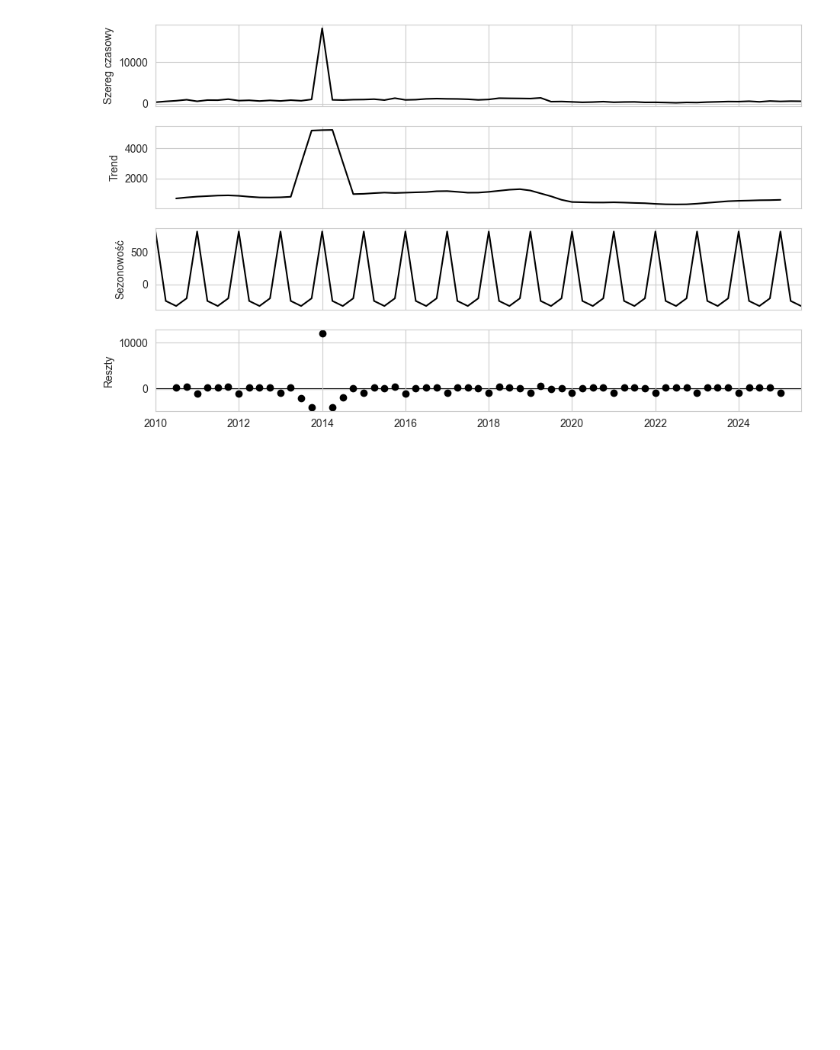
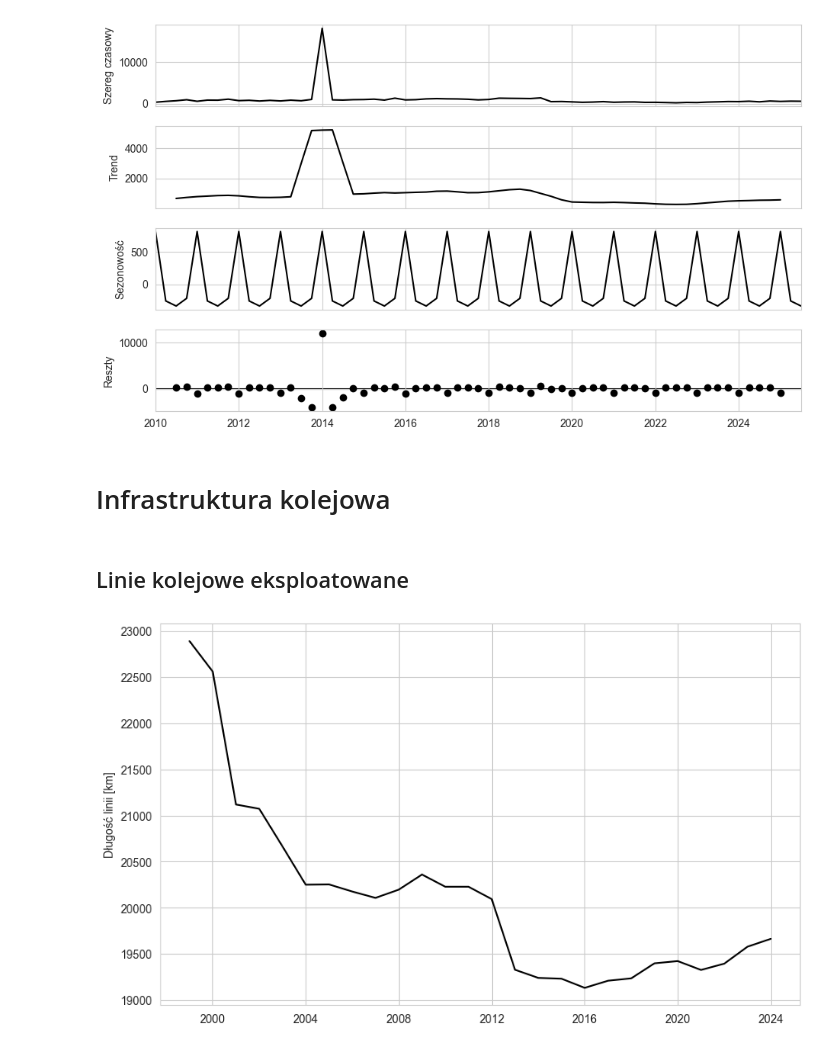
Before and after one commit to przem-pep/praca-magisterska, a Jupyter notebook: python/plotting.ipynb, the cells around one changed output. Saved outputs shown, nothing was run; the diff lists cells and outputs as text; code cells hidden in the pictures; blank space fills up the shorter version.

```diff
--- a/python/plotting.ipynb
+++ b/python/plotting.ipynb
@@ -76,6 +99,21 @@ quarterly_data["tk_pas_int_tran"] = monthly_data["tk_pas_prac_przew"].resample("
 quarterly_data["td_tow_lad_dyn"] = quarterly_data["td_tow_prac_przew"] / quarterly_data["td_tow_prac_eksp"]
 quarterly_data["td_tow_masa_jedn"] = quarterly_data["td_tow_masa"] / quarterly_data["td_tow_prac_eksp"]
 quarterly_data["td_tow_int_tran"] = quarterly_data["td_tow_prac_przew"] / quarterly_data["pkb"]
+
+yearly_data["ink_lin_dwu_el_udzial"] = yearly_data["ink_lin_dwu_el"] / yearly_data["ink_lin_eksp"] * 100
+yearly_data["ink_wyd_ut_udzial"] = yearly_data["ink_wyd_ut"] / (yearly_data["ink_wyd_ut"] + yearly_data["ink_wyd_inw"]) * 100
+yearly_data["ink_wyd_inw_udzial"] = yearly_data["ink_wyd_inw"] / (yearly_data["ink_wyd_ut"] + yearly_data["ink_wyd_inw"]) * 100
+yearly_data["ind_pub_bez_aut_de"] = yearly_data["ind_pub_bez_aut"] - yearly_data["ind_drog_ekspr"]
+yearly_data["ind_wyd_ut_udzial"] = yearly_data["ind_wyd_ut"] / (yearly_data["ind_wyd_ut"] + yearly_data["ind_wyd_inw"]) * 100
+yearly_data["ind_wyd_inw_udzial"] = yearly_data["ind_wyd_inw"] / (yearly_data["ind_wyd_ut"] + yearly_data["ind_wyd_inw"]) * 100
+
+yearly_data["env_emis_td_udzial"] = yearly_data["env_emis_td"] / yearly_data["env_emis_og"] * 100
+yearly_data["env_emis_tk_udzial"] = yearly_data["env_emis_tk"] / yearly_data["env_emis_og"] * 100
+yearly_data["env_emis_poz_udzial"] = (yearly_data["env_emis_og"] - yearly_data["env_emis_td"] - yearly_data["env_emis_tk"]) / yearly_data["env_emis_og"] * 100
+yearly_data["env_emis_tk_masa"] = yearly_data["env_emis_tk"] / monthly_data["tk_tow_masa"].resample("YS").sum()
+yearly_data["env_emis_tk_prac_przew"] = yearly_data["env_emis_tk"] / monthly_data["tk_tow_prac_przew"].resample("YS").sum()
+yearly_data["env_emis_td_masa"] = yearly_data["env_emis_td"] / quarterly_data["td_tow_masa"].resample("YS").sum()
+yearly_data["env_emis_td_prac_przew"] = yearly_data["env_emis_td"] / quarterly_data["td_tow_prac_przew"].resample("YS").sum()
 # %% [markdown]
 # Transport kolejowy towarowy
 # %% [markdown]
@@ -502,3 +540,17 @@ decomp_plot(
 )
 # %% [output]
 [figure]
+# %% [markdown]
+# Infrastruktura kolejowa
+# %% [markdown]
+## Linie kolejowe eksploatowane
+# %%
+general_plot(
+    yearly_data["ink_lin_eksp"],
+    file="../figures/ink_lin_eksp.png",
+    ylabel="Długość linii [km]",
+    title=None,
+    save_file=False
+)
+# %% [output]
+[figure, added]
```
Also changed, not shown: parts of 41 cells of this notebook, 21 other files.
